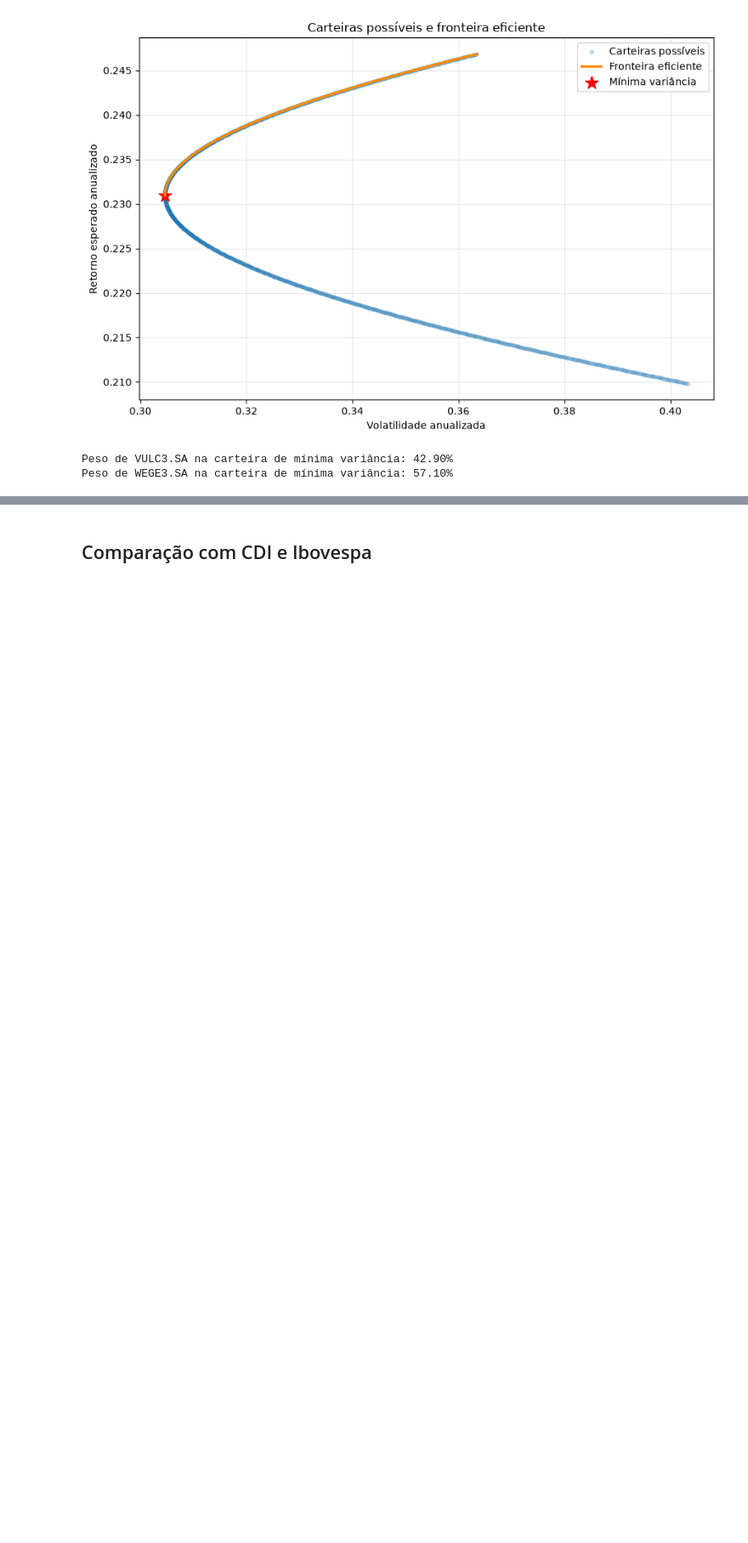
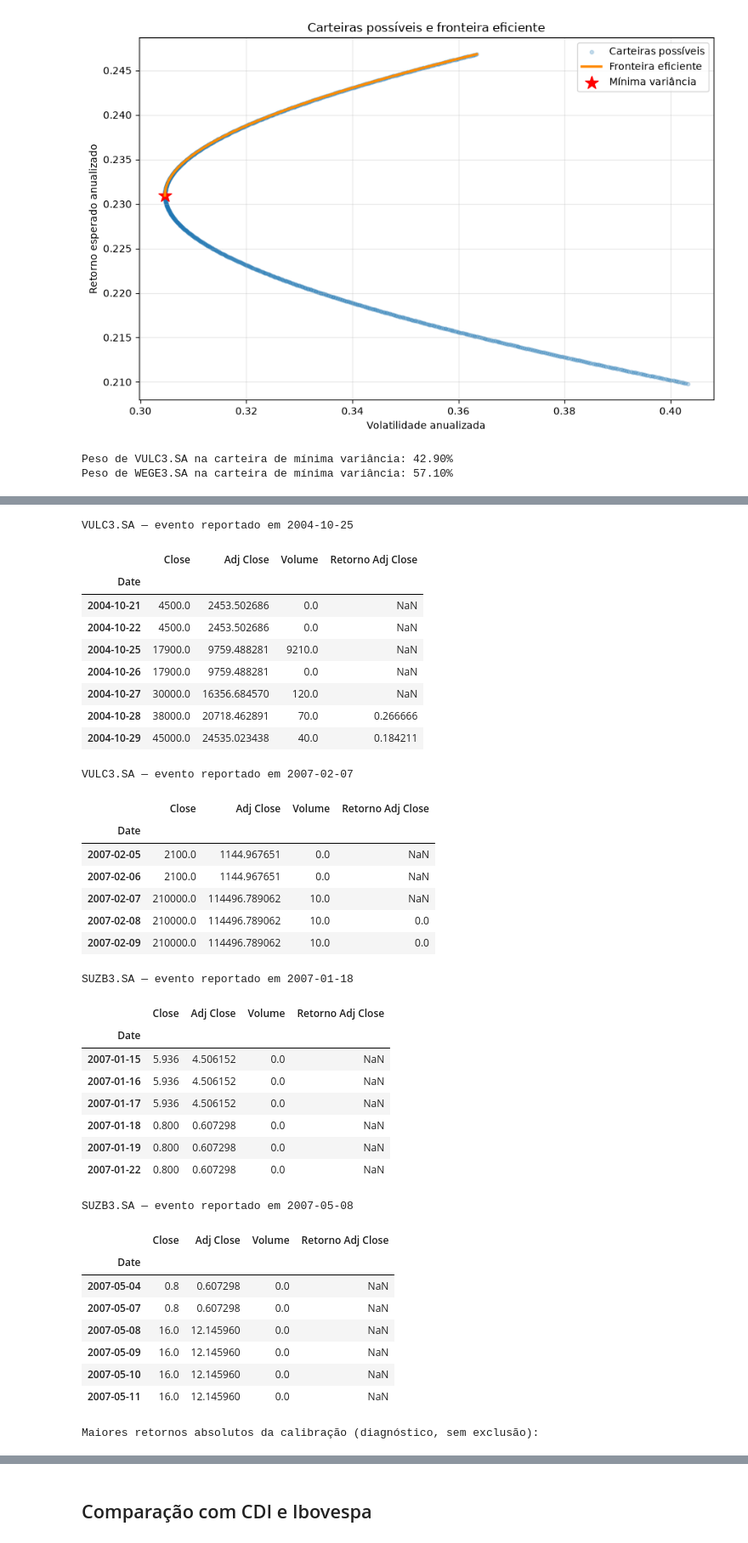
Before and after one commit to MatheusBorgesBS/Projeto-financeiro-elias, a Jupyter notebook: test.ipynb, the cells around one changed output, grey strips where cells are left out. Shown at 85% size. Drawn from its saved outputs; the diff is of its cells as text; code cells hidden in the pictures; blank space fills up the shorter version.

```diff
--- a/test.ipynb
+++ b/test.ipynb
@@ -455,0 +484,52 @@ display(volume_financeiro_carteira.tail(252).mean().sort_values(ascending=False)
+# %%
+# Close, Adj Close e Volume nos quatro eventos reportados.
+eventos_suspeitos = {"VULC3.SA": ["2004-10-25", "2007-02-07"], "SUZB3.SA": ["2007-01-18", "2007-05-08"]}
+for ativo, datas in eventos_suspeitos.items():
+    for data_evento in datas:
+        inicio = (pd.Timestamp(data_evento) - pd.Timedelta(days=4)).strftime("%Y-%m-%d")
+        fim = (pd.Timestamp(data_evento) + pd.Timedelta(days=4)).strftime("%Y-%m-%d")
+        print(f"\n{ativo} — evento reportado em {data_evento}")
+        janela = pd.DataFrame({"Close": precos_fechamento[ativo], "Adj Close": precos_ajustados[ativo],
+                               "Volume": volumes_carteira[ativo], "Retorno Adj Close": retornos_diarios_todos[ativo]}).loc[inicio:fim]
+        display(janela)
+print("\nMaiores retornos absolutos da calibração (diagnóstico, sem exclusão):")
+for ativo in ativos:
+    display(retornos_calibracao[ativo].abs().nlargest(8).rename(ativo))
+# %% [output]
+VULC3.SA — evento reportado em 2004-10-25
+|  | Close | Adj Close | Volume | Retorno Adj Close |
+| Date |  |  |  |  |
+| 2004-10-21 | 4500.0 | 2453.502686 | 0.0 | NaN |
+| 2004-10-22 | 4500.0 | 2453.502686 | 0.0 | NaN |
+| 2004-10-25 | 17900.0 | 9759.488281 | 9210.0 | NaN |
+| 2004-10-26 | 17900.0 | 9759.488281 | 0.0 | NaN |
+| 2004-10-27 | 30000.0 | 16356.684570 | 120.0 | NaN |
+| 2004-10-28 | 38000.0 | 20718.462891 | 70.0 | 0.266666 |
+| 2004-10-29 | 45000.0 | 24535.023438 | 40.0 | 0.184211 |
+VULC3.SA — evento reportado em 2007-02-07
+|  | Close | Adj Close | Volume | Retorno Adj Close |
+| Date |  |  |  |  |
+| 2007-02-05 | 2100.0 | 1144.967651 | 0.0 | NaN |
+| 2007-02-06 | 2100.0 | 1144.967651 | 0.0 | NaN |
+| 2007-02-07 | 210000.0 | 114496.789062 | 10.0 | NaN |
+| 2007-02-08 | 210000.0 | 114496.789062 | 10.0 | 0.0 |
+| 2007-02-09 | 210000.0 | 114496.789062 | 10.0 | 0.0 |
+SUZB3.SA — evento reportado em 2007-01-18
+|  | Close | Adj Close | Volume | Retorno Adj Close |
+| Date |  |  |  |  |
+| 2007-01-15 | 5.936 | 4.506152 | 0.0 | NaN |
+| 2007-01-16 | 5.936 | 4.506152 | 0.0 | NaN |
+| 2007-01-17 | 5.936 | 4.506152 | 0.0 | NaN |
+| 2007-01-18 | 0.800 | 0.607298 | 0.0 | NaN |
+| 2007-01-19 | 0.800 | 0.607298 | 0.0 | NaN |
+| 2007-01-22 | 0.800 | 0.607298 | 0.0 | NaN |
+SUZB3.SA — evento reportado em 2007-05-08
+|  | Close | Adj Close | Volume | Retorno Adj Close |
+| Date |  |  |  |  |
+| 2007-05-04 | 0.8 | 0.607298 | 0.0 | NaN |
+| 2007-05-07 | 0.8 | 0.607298 | 0.0 | NaN |
+| 2007-05-08 | 16.0 | 12.145960 | 0.0 | NaN |
+| 2007-05-09 | 16.0 | 12.145960 | 0.0 | NaN |
+| 2007-05-10 | 16.0 | 12.145960 | 0.0 | NaN |
+| 2007-05-11 | 16.0 | 12.145960 | 0.0 | NaN |
+Maiores retornos absolutos da calibração (diagnóstico, sem exclusão):
```
Also changed, not shown: parts of 16 cells of this notebook.
